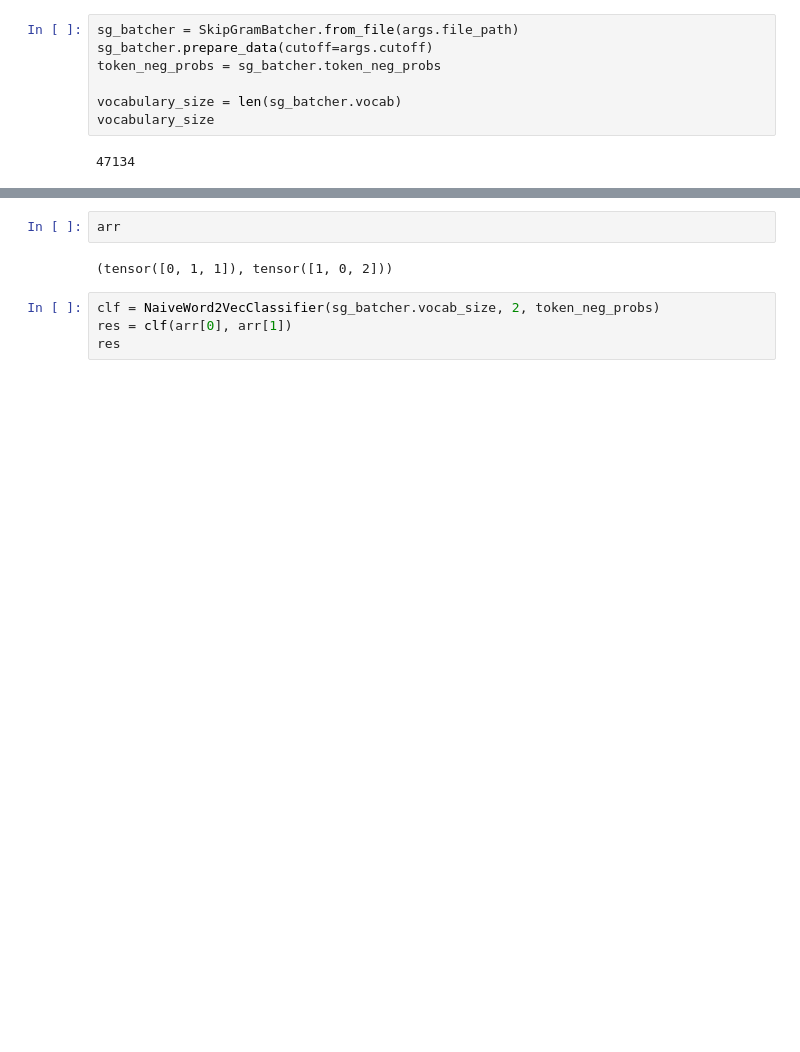
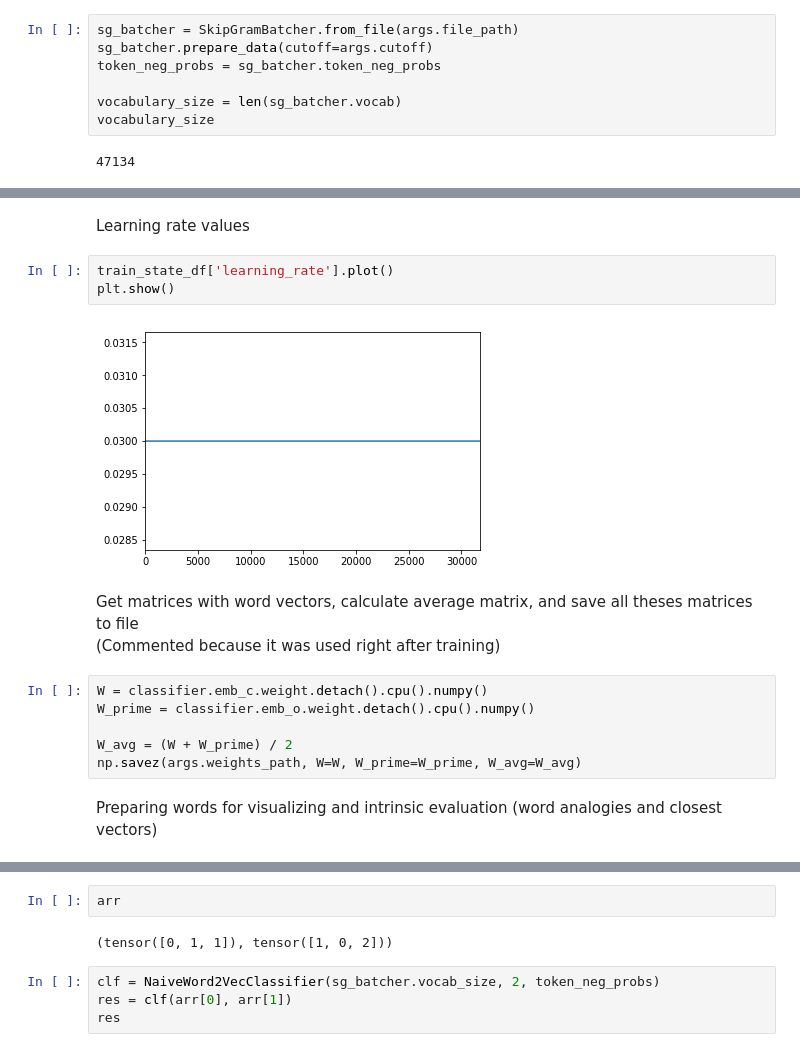
Before and after one commit to labdmitriy/dl_in_nlp, a Jupyter notebook: workshop_1/experiments/task5_negative_sampling.ipynb, the cells around one changed output, grey strips where cells are left out. Drawn from its saved outputs; the diff is of its cells as text; blank space fills up the shorter version.

```diff
--- a/workshop_1/experiments/task5_negative_sampling.ipynb
+++ b/workshop_1/experiments/task5_negative_sampling.ipynb
@@ -459,0 +485,18 @@ HBox(children=(IntProgress(value=0, description='Training', max=16172, style=Pro
+# %% [markdown]
+Learning rate values
+# %%
+train_state_df['learning_rate'].plot()
+plt.show()
+# %% [output]
+[figure, added]
+# %% [markdown]
+Get matrices with word vectors, calculate average matrix, and save all theses matrices to file
+(Commented because it was used right after training)
+# %%
+W = classifier.emb_c.weight.detach().cpu().numpy()
+W_prime = classifier.emb_o.weight.detach().cpu().numpy()
+
+W_avg = (W + W_prime) / 2
+np.savez(args.weights_path, W=W, W_prime=W_prime, W_avg=W_avg)
+# %% [markdown]
+Preparing words for visualizing and intrinsic evaluation (word analogies and closest vectors)
```
Also changed, not shown: parts of 65 cells of this notebook.
